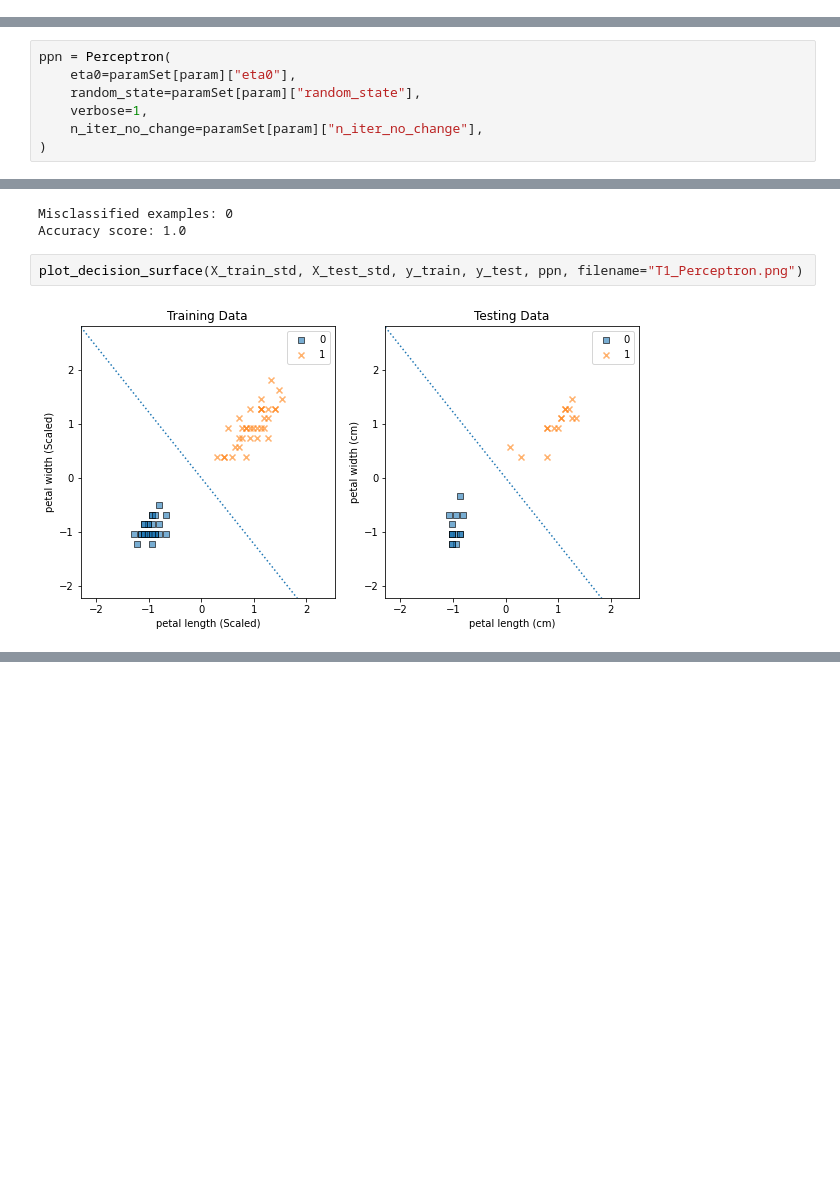
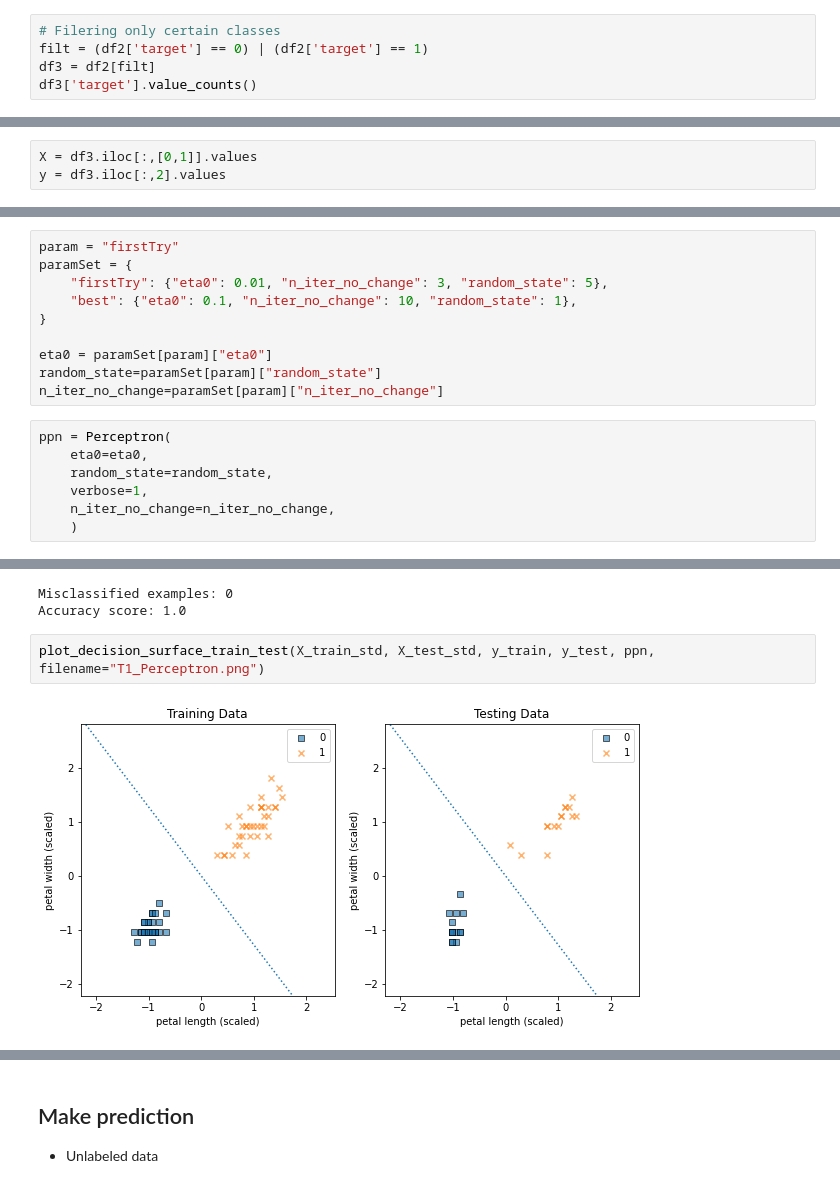
Before and after one commit to ie-ai-class/ai-2564-1, a Jupyter notebook: Topic 02 - Classification/T11_Perceptron_Binary.ipynb, the cells around one changed output, grey strips where cells are left out. Saved outputs shown, nothing was run; the diff lists cells and outputs as text; blank space fills up the shorter version.

Commit message:
Update perceptron

```diff
--- a/Topic 02 - Classification/T11_Perceptron_Binary.ipynb
+++ b/Topic 02 - Classification/T11_Perceptron_Binary.ipynb
@@ -73,0 +112,5 @@ y = df2.iloc[:,4].values
+# %%
+# Filering only certain classes
+filt = (df2['target'] == 0) | (df2['target'] == 1)
+df3 = df2[filt]
+df3['target'].value_counts()
@@ -73,0 +131,3 @@ y = df2.iloc[:,4].values
+# %%
+X = df3.iloc[:,[0,1]].values
+y = df3.iloc[:,2].values
@@ -83,7 +218,17 @@ X_test_std = sc.transform(X_test)
+# %%
+param = "firstTry"
+paramSet = {
+    "firstTry": {"eta0": 0.01, "n_iter_no_change": 3, "random_state": 5},
+    "best": {"eta0": 0.1, "n_iter_no_change": 10, "random_state": 1},
+}
+
+eta0 = paramSet[param]["eta0"]
+random_state=paramSet[param]["random_state"]
+n_iter_no_change=paramSet[param]["n_iter_no_change"]
 # %%
 ppn = Perceptron(
-    eta0=paramSet[param]["eta0"],
-    random_state=paramSet[param]["random_state"],
+    eta0=eta0,
+    random_state=random_state,
     verbose=1,
-    n_iter_no_change=paramSet[param]["n_iter_no_change"],
-)
+    n_iter_no_change=n_iter_no_change,
+    )
@@ -125,6 +277,6 @@ print(f"Accuracy score: {accuracyScore}")
 Misclassified examples: 0
 Accuracy score: 1.0
 # %%
-plot_decision_surface(X_train_std, X_test_std, y_train, y_test, ppn, filename="T1_Perceptron.png")
+plot_decision_surface_train_test(X_train_std, X_test_std, y_train, y_test, ppn, filename="T1_Perceptron.png")
 # %% [output]
-[figure, old version]
+[figure, new version]
@@ -131,0 +284,3 @@ plot_decision_surface(X_train_std, X_test_std, y_train, y_test, ppn, filename="T
+# %% [markdown]
+## Make prediction
+- Unlabeled data
```
Also changed, not shown: parts of 44 cells of this notebook, 3 other files.
